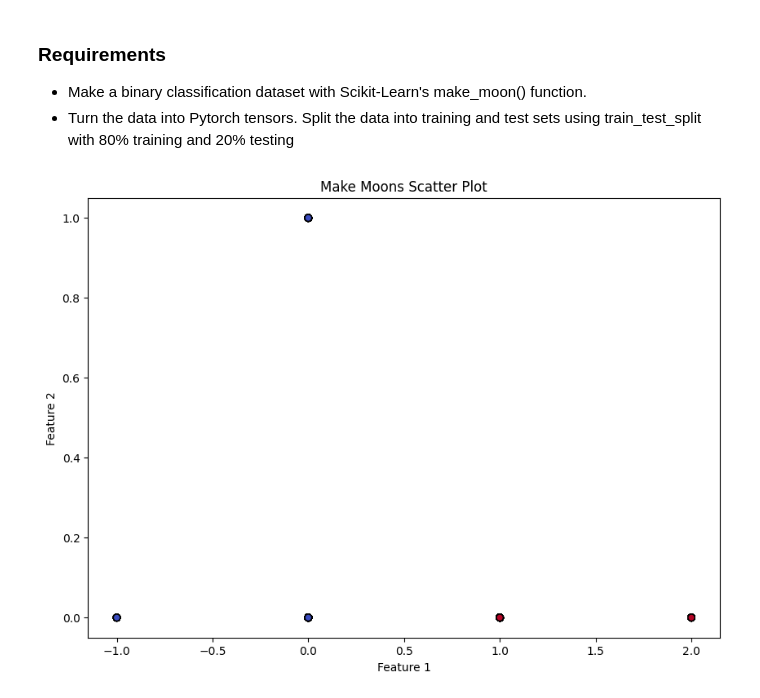
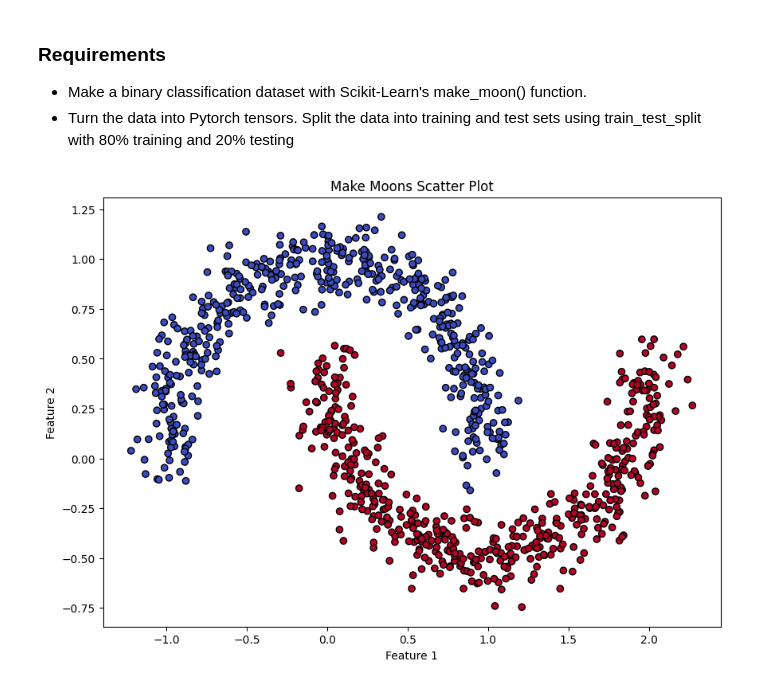
Before and after one commit to davidxml/deep-learning-engineering, a Jupyter notebook: practice/practice_2.ipynb, the cells around one changed output. Cells and saved outputs as stored; diff of their text form; code cells hidden in the pictures.

```diff
--- a/practice/practice_2.ipynb
+++ b/practice/practice_2.ipynb
@@ -11,29 +12,29 @@ import matplotlib.pyplot as plt
 # %%
 RANDOM_SEED = 42
 
 X_moon, y_moon = make_moons(n_samples= 1000,
                             noise= 0.1,
                             random_state= RANDOM_SEED)
 
 # Data are suspiciously numpy arrays, i have to convert them to Tensors
-X_moon = torch.from_numpy(X_moon).type(torch.LongTensor)
-y_moon = torch.from_numpy(y_moon).type(torch.LongTensor)
+#X_moon = torch.from_numpy(X_moon).type(torch.LongTensor)
+#y_moon = torch.from_numpy(y_moon).type(torch.LongTensor)
 
 # Split data into 80% training and 20% testing as required
-X_moon_test, y_moon_test, X_moon_train, y_moon_train = train_test_split(X_moon,
+X_moon_train, X_moon_test, y_moon_train, y_moon_test = train_test_split(X_moon,
                                             y_moon,
                                             test_size= 0.2,
                                             random_state= RANDOM_SEED)
 
-# isualising data
+# Visualising data
 plt.figure(figsize=(10, 7))
 #plt.scatter(X_moon[:, 0], X_moon[:, 1], c=y_moon, cmap=plt.cm.RdYlBu)
 plt.scatter(X_moon[:, 0], X_moon[:, 1], c=y_moon, cmap="coolwarm", edgecolors="k")
 
 # 3. Add labels and show
 plt.title("Make Moons Scatter Plot")
 plt.xlabel("Feature 1")
 plt.ylabel("Feature 2")
 plt.show()
 # %% [output]
-[figure, old version]
+[figure, new version]
```
Also changed, not shown: parts of 1 cell of this notebook.
